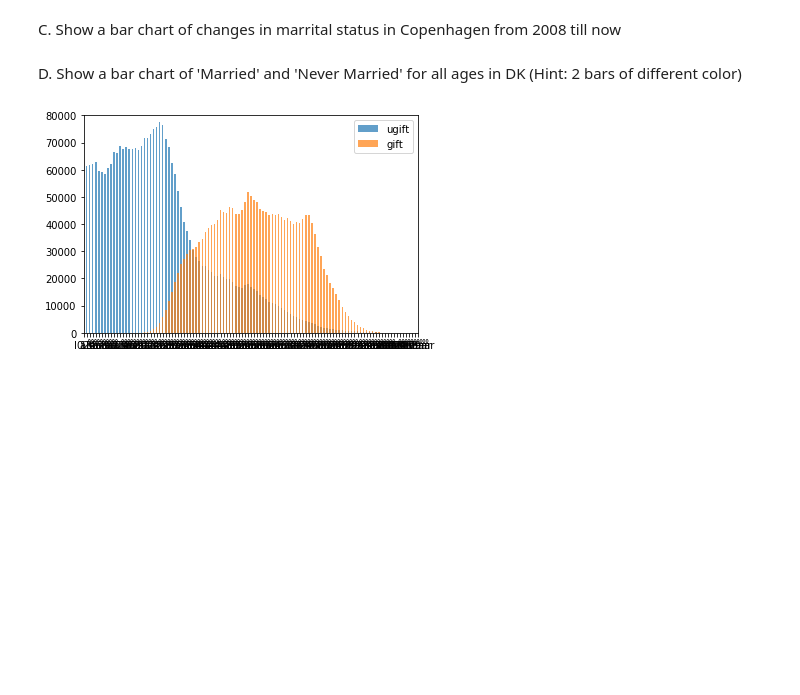
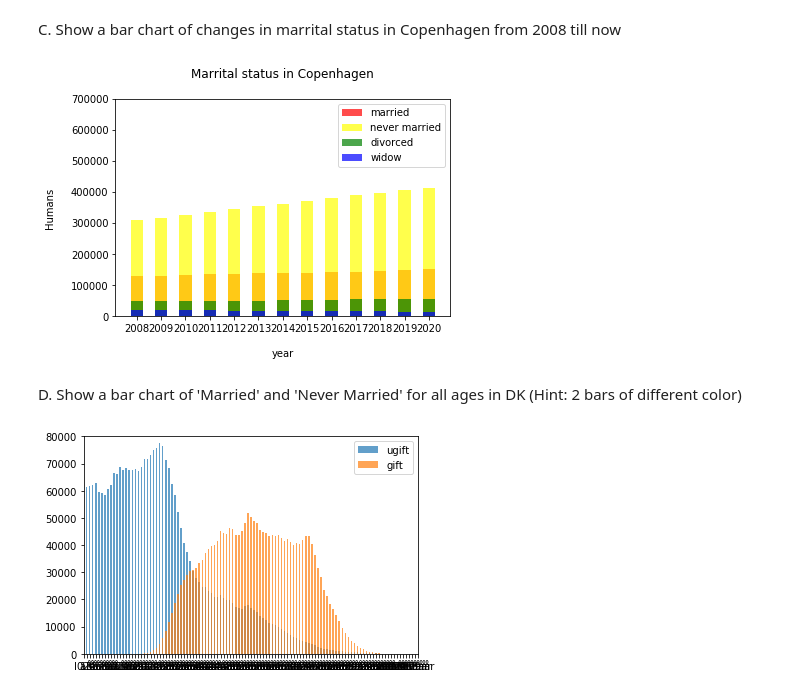
Before and after one commit to amalielandt/Python4Sem, a Jupyter notebook: week5/week5-exercise.ipynb, the cells around one changed output. Saved outputs shown, nothing was run; the diff lists cells and outputs as text; code cells hidden in the pictures; blank space fills up the shorter version.

```diff
--- a/week5/week5-exercise.ipynb
+++ b/week5/week5-exercise.ipynb
@@ -38,5 +74,36 @@ Name: INDHOLD, dtype: float64
 # %% [markdown]
 C. Show a bar chart of changes in marrital status in Copenhagen from 2008 till now
+# %%
+import matplotlib.pyplot as plt
+
+df = pd.read_csv("marriage_change_cph.csv", delimiter=";")
+
+df_married = df[df.CIVILSTAND == "Gift/separeret"]
+df_not_married = df[df.CIVILSTAND == "Ugift"]
+df_divorced = df[df.CIVILSTAND == "Fraskilt"]
+df_widow = df[df.CIVILSTAND == "Enke/enkemand"]
+
+def setup_plot():
+    plt.title("Marrital status in Copenhagen\n")
+    plt.xlabel("\nyear", fontsize=10)
+    plt.ylabel("Humans\n", fontsize=10)
+
+def plot_histogram(xs, ys, label, color):
+    plt.bar(xs, ys, label=label, alpha=0.7, width=0.5, linewidth=0, align='center', color=color)
+
+
+setup_plot()
+plot_histogram(df_married.TID.str[:4], df_married.INDHOLD,"married", "red")
+plot_histogram(df_not_married.TID.str[:4], df_not_married.INDHOLD,"never married", "yellow")
+plot_histogram(df_divorced.TID.str[:4], df_divorced.INDHOLD,"divorced", "green")
+plot_histogram(df_widow.TID.str[:4], df_widow.INDHOLD, "widow", "blue")
+
+plt.ylim([0, 700000])
+plt.legend(loc=1)
+plt.plot()
+plt.show()
+# %% [output]
+[figure, added]
 # %% [markdown]
 D. Show a bar chart of 'Married' and 'Never Married' for all ages in DK (Hint: 2 bars of different color)
 # %%
```
Also changed, not shown: parts of 8 cells of this notebook, 15 other files.
